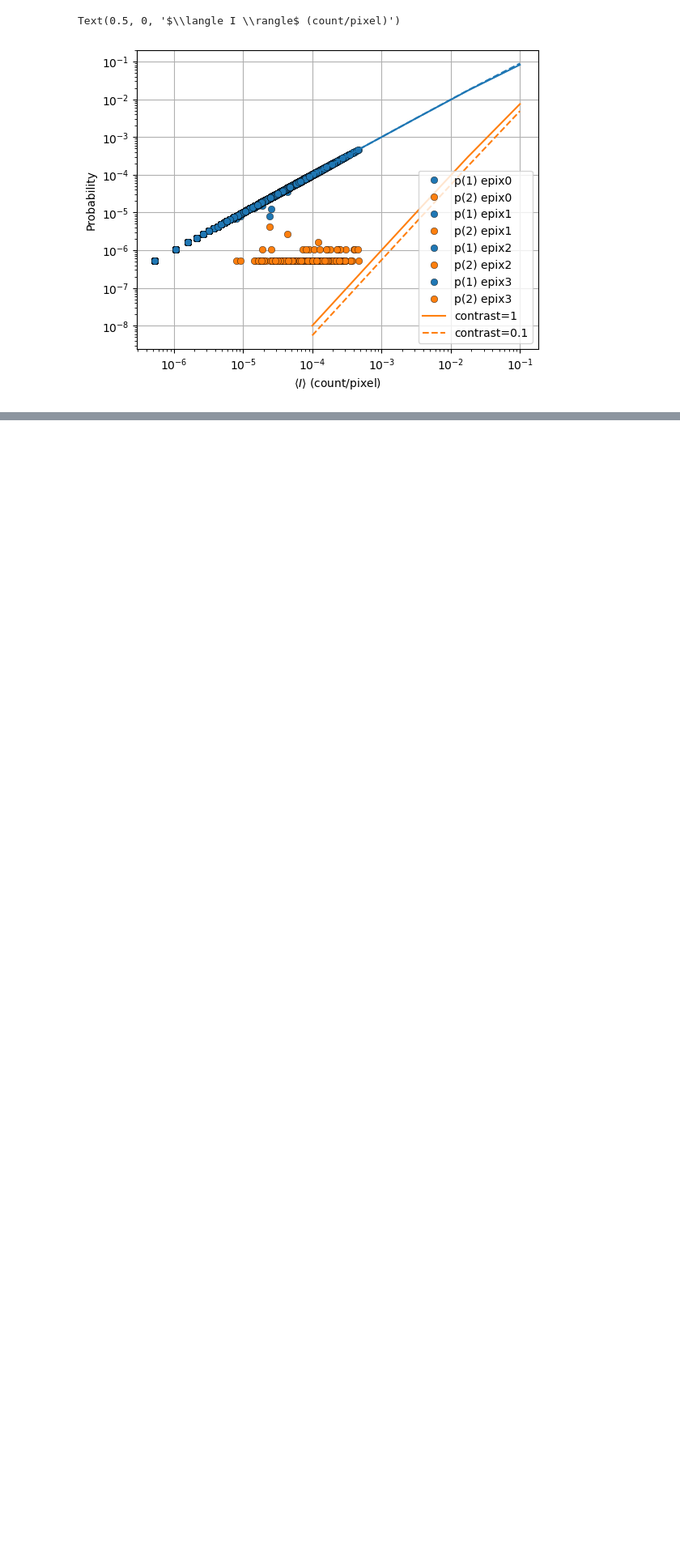
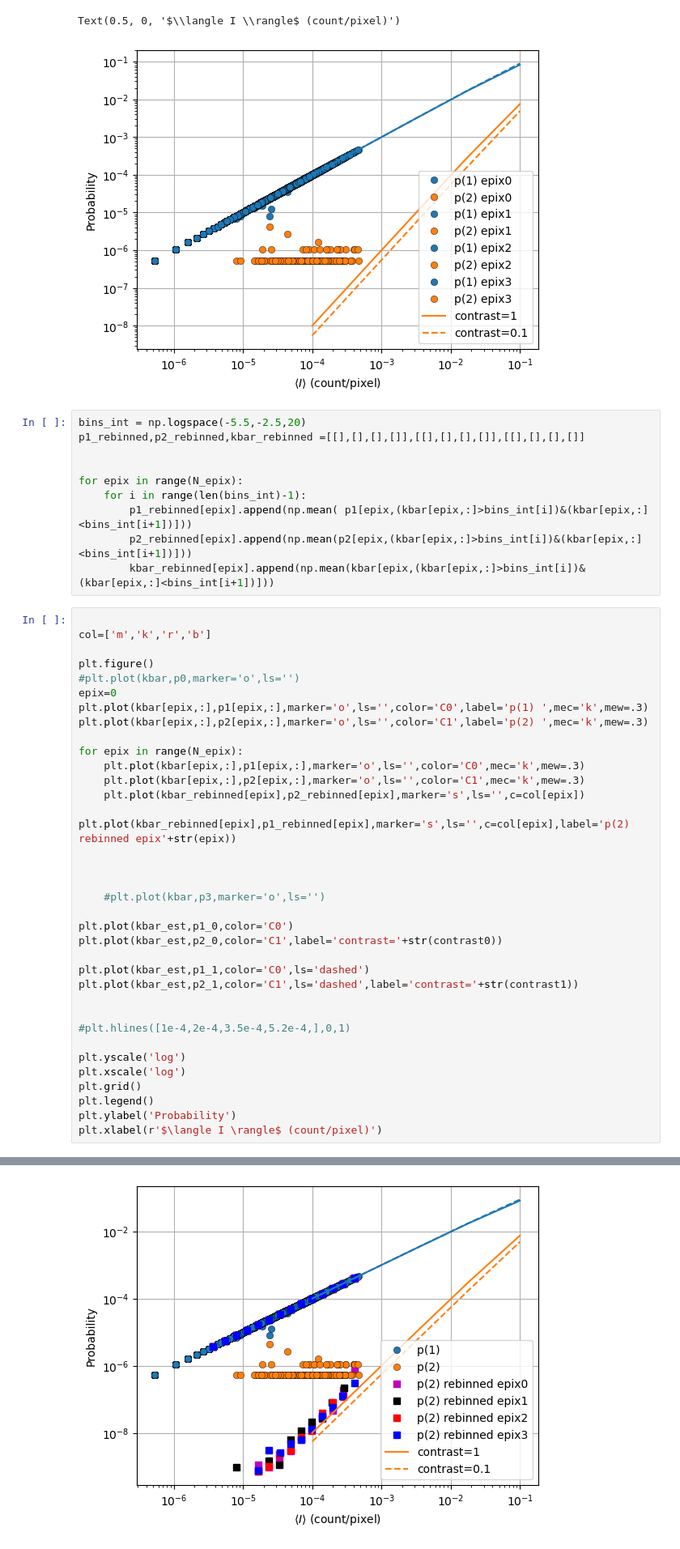
Before and after one commit to fperakis/LCLS_L10010, a Jupyter notebook: Scripts/01_plot.ipynb, the cells around one changed output, grey strips where cells are left out. Shown at 81% size. Cells and saved outputs as stored; diff of their text form; blank space fills up the shorter version.

Commit message:
fixed normalization in probability calculation and added rebinning in the plot

```diff
--- a/Scripts/01_plot.ipynb
+++ b/Scripts/01_plot.ipynb
@@ -127,3 +127,49 @@ plt.xlabel(r'$\langle I \rangle$ (count/pixel)')
 # %% [output]
 Text(0.5, 0, '$\\langle I \\rangle$ (count/pixel)')
 [figure]
+# %%
+bins_int = np.logspace(-5.5,-2.5,20)
+p1_rebinned,p2_rebinned,kbar_rebinned =[[],[],[],[]],[[],[],[],[]],[[],[],[],[]]
+
+
+for epix in range(N_epix):
+    for i in range(len(bins_int)-1):
+        p1_rebinned[epix].append(np.mean( p1[epix,(kbar[epix,:]>bins_int[i])&(kbar[epix,:]<bins_int[i+1])]))
+        p2_rebinned[epix].append(np.mean(p2[epix,(kbar[epix,:]>bins_int[i])&(kbar[epix,:]<bins_int[i+1])]))
+        kbar_rebinned[epix].append(np.mean(kbar[epix,(kbar[epix,:]>bins_int[i])&(kbar[epix,:]<bins_int[i+1])]))
+# %%
+
+col=['m','k','r','b']
+
+plt.figure()
+#plt.plot(kbar,p0,marker='o',ls='')
+epix=0
+plt.plot(kbar[epix,:],p1[epix,:],marker='o',ls='',color='C0',label='p(1) ',mec='k',mew=.3)
+plt.plot(kbar[epix,:],p2[epix,:],marker='o',ls='',color='C1',label='p(2) ',mec='k',mew=.3)
+
+for epix in range(N_epix):
+    plt.plot(kbar[epix,:],p1[epix,:],marker='o',ls='',color='C0',mec='k',mew=.3)
+    plt.plot(kbar[epix,:],p2[epix,:],marker='o',ls='',color='C1',mec='k',mew=.3)
+    plt.plot(kbar_rebinned[epix],p2_rebinned[epix],marker='s',ls='',c=col[epix])
+    plt.plot(kbar_rebinned[epix],p1_rebinned[epix],marker='s',ls='',c=col[epix],label='p(2) rebinned epix'+str(epix))
+
+
+
+    #plt.plot(kbar,p3,marker='o',ls='')
+
+plt.plot(kbar_est,p1_0,color='C0')
+plt.plot(kbar_est,p2_0,color='C1',label='contrast='+str(contrast0))
+
+plt.plot(kbar_est,p1_1,color='C0',ls='dashed')
+plt.plot(kbar_est,p2_1,color='C1',ls='dashed',label='contrast='+str(contrast1))
+
+
+#plt.hlines([1e-4,2e-4,3.5e-4,5.2e-4,],0,1)
+
+plt.yscale('log')
+plt.xscale('log')
+plt.grid()
+plt.legend()
+plt.ylabel('Probability')
+plt.xlabel(r'$\langle I \rangle$ (count/pixel)')
+# %% [output]
@@ -129,0 +177 @@ Text(0.5, 0, '$\\langle I \\rangle$ (count/pixel)')
+[figure, added]
```
Also changed, not shown: parts of 2 cells of this notebook, 1 other file.
